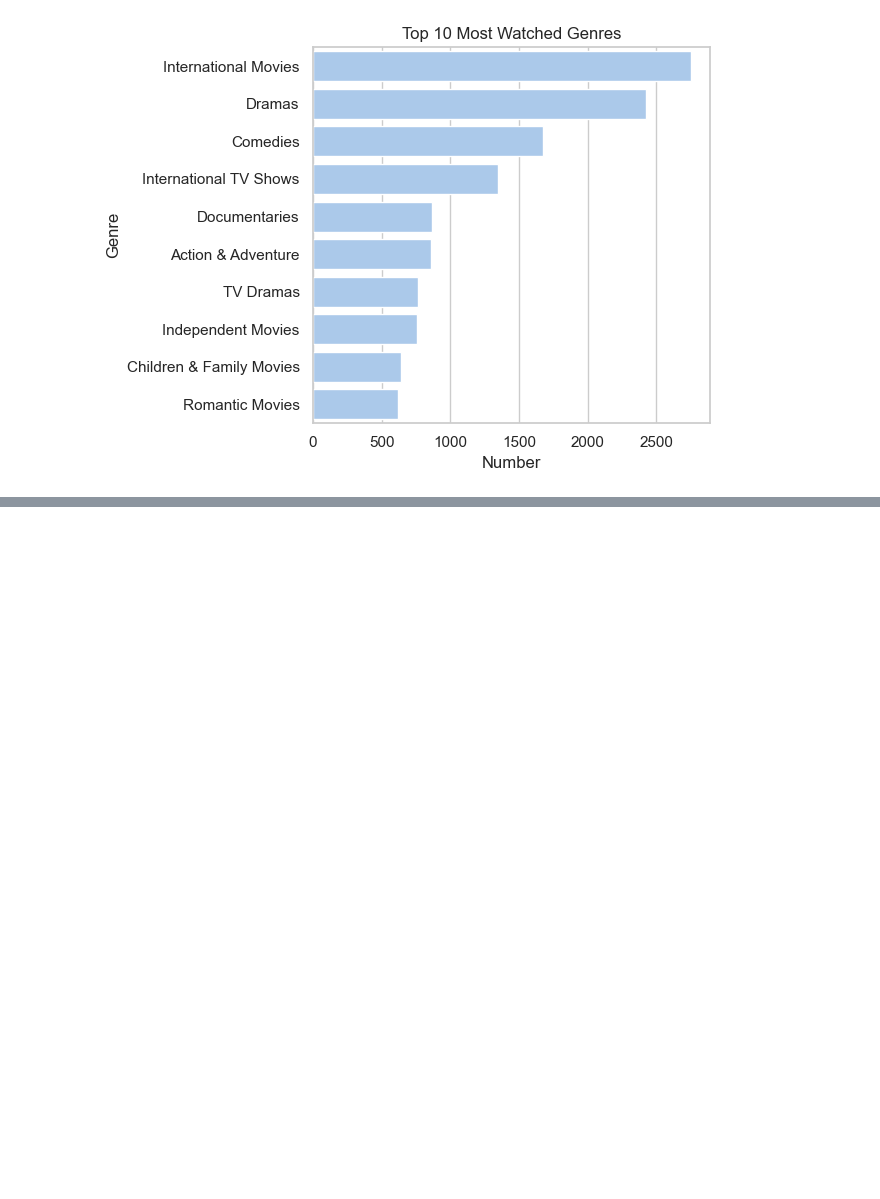
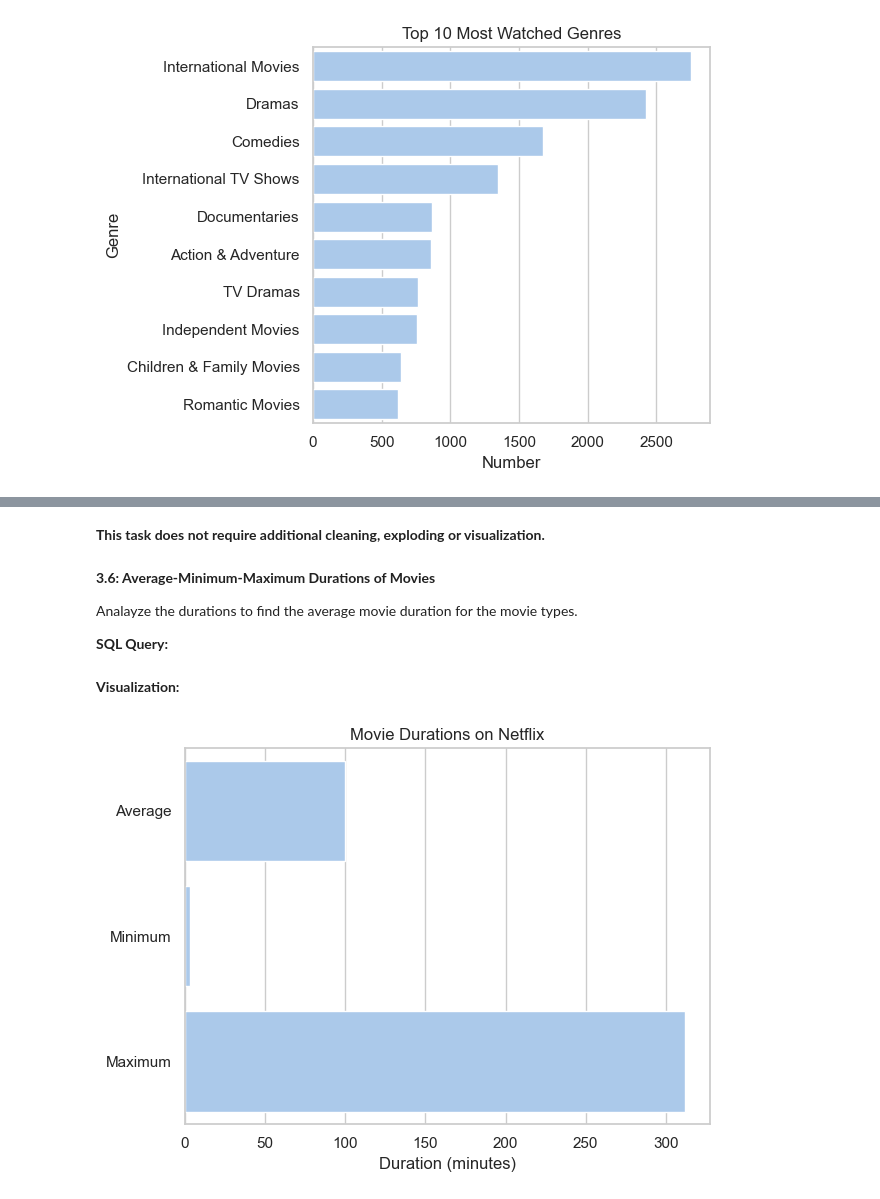
Before and after one commit to sudeirmaak/Netflix-EDA-Project, a Jupyter notebook: notebook/main.ipynb, the cells around one changed output, grey strips where cells are left out. Cells and saved outputs as stored; diff of their text form; code cells hidden in the pictures; blank space fills up the shorter version.

```diff
--- a/notebook/main.ipynb
+++ b/notebook/main.ipynb
@@ -237,0 +306,38 @@ plt.show()
+# %% [markdown]
+**This task does not require additional cleaning, exploding or visualization.**
+# %% [markdown]
+**3.6: Average-Minimum-Maximum Durations of Movies**
+
+Analayze the durations to find the average movie duration for the movie types.
+
+**SQL Query:**
+# %%
+query = '''
+SELECT
+    AVG(duration_int) as avg_duration,
+    MIN(duration_int) as lowest_duration,
+    MAX(duration_int) as highest_duration
+FROM netflix
+WHERE type = 'Movie' AND duration_type = 'min' AND duration_int IS NOT NULL
+'''
+
+df_duration = pd.read_sql(query, conn)
+# %% [markdown]
+**Visualization:**
+# %%
+avg = df_duration['avg_duration'][0]
+min_dur = df_duration['lowest_duration'][0]
+max_dur = df_duration['highest_duration'][0]
+
+stats = {'Average': avg, 'Minimum': min_dur, 'Maximum': max_dur}
+labels = list(stats.keys())
+values = list(stats.values())
+
+sns.barplot(x=values, y=labels)
+plt.title('Movie Durations on Netflix')
+plt.xlabel('Duration (minutes)')
+plt.tight_layout()
+plt.savefig('../visuals/movie_duration.png')
+plt.show()
+# %% [output]
+[figure, added]
```
Also changed, not shown: parts of 28 cells of this notebook, 6 other files.
